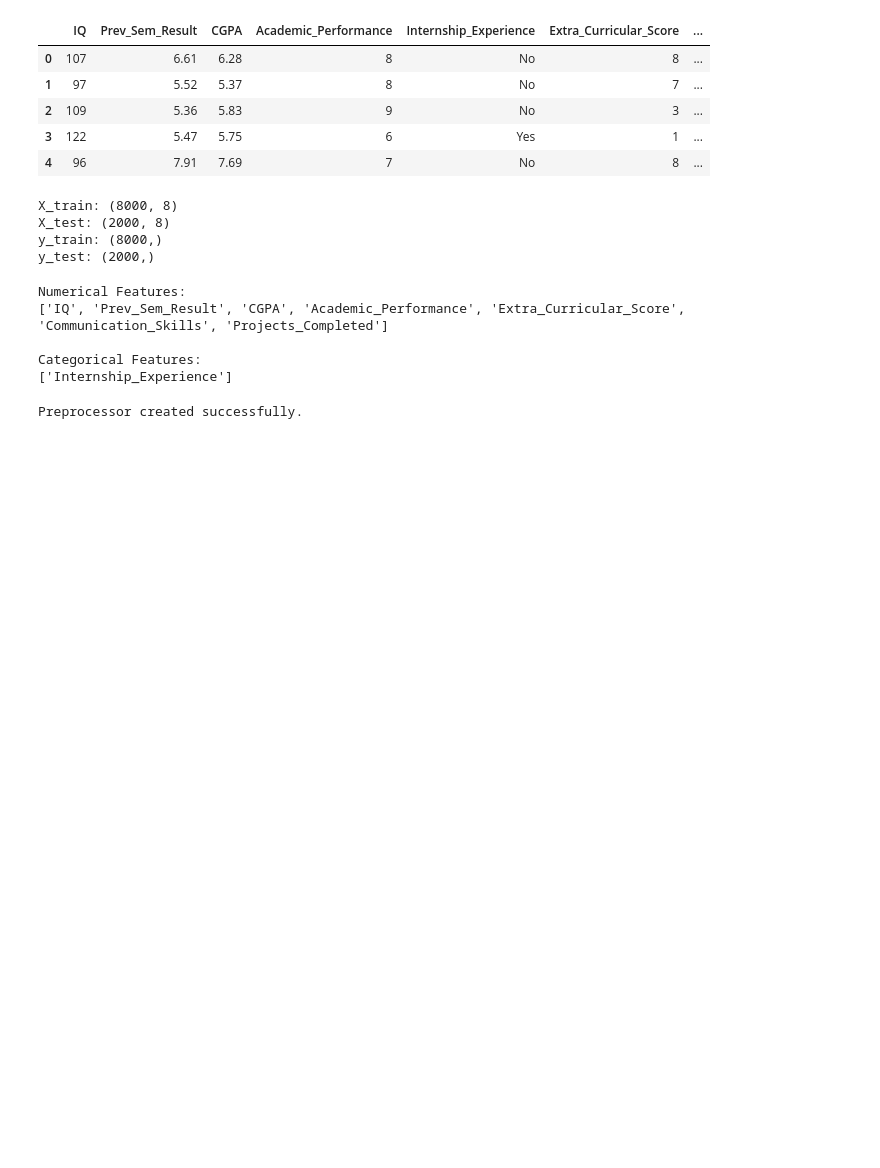
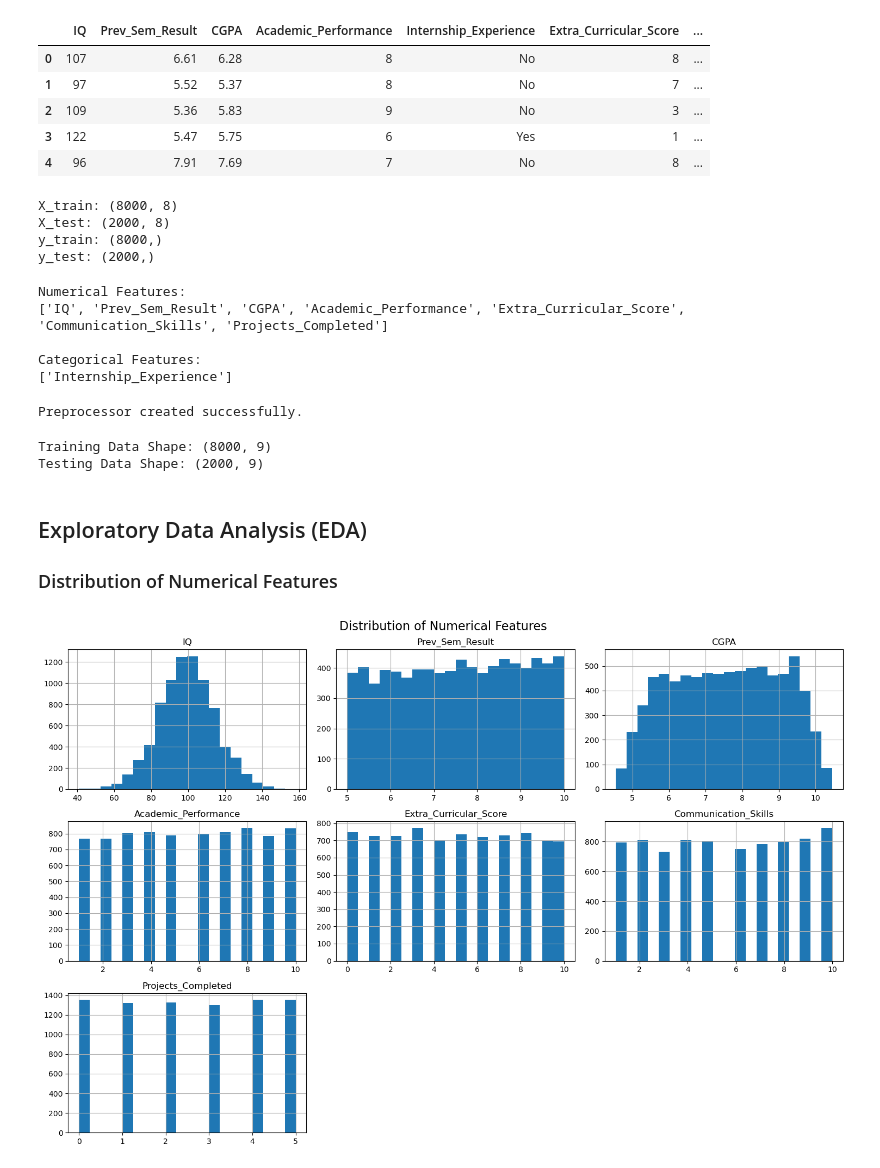
Before and after one commit to Faybioo/AM-I-COOKED, a Jupyter notebook: Lacambra_Ferro_Jorge_AmICooked.ipynb.ipynb, the cells around one changed output. Drawn from its saved outputs; the diff is of its cells as text; code cells hidden in the pictures; blank space fills up the shorter version.

```diff
--- a/Lacambra_Ferro_Jorge_AmICooked.ipynb.ipynb
+++ b/Lacambra_Ferro_Jorge_AmICooked.ipynb.ipynb
@@ -179,3 +179,25 @@ preprocessor = ColumnTransformer(
 print("Preprocessor created successfully.")
 # %% [output]
 Preprocessor created successfully.
+# %%
+X_train_prep = preprocessor.fit_transform(X_train)
+X_test_prep = preprocessor.transform(X_test)
+
+print("Training Data Shape:", X_train_prep.shape)
+print("Testing Data Shape:", X_test_prep.shape)
+# %% [output]
+Training Data Shape: (8000, 9)
+Testing Data Shape: (2000, 9)
+# %% [markdown]
+## Exploratory Data Analysis (EDA)
+
+### Distribution of Numerical Features
+# %%
+X_train[numerical_features].hist(figsize=(15, 10), bins=20)
+
+plt.suptitle("Distribution of Numerical Features", fontsize=16)
+plt.tight_layout()
+
+plt.show()
+# %% [output]
+[figure, added]
```
Also changed, not shown: parts of 26 cells of this notebook.
